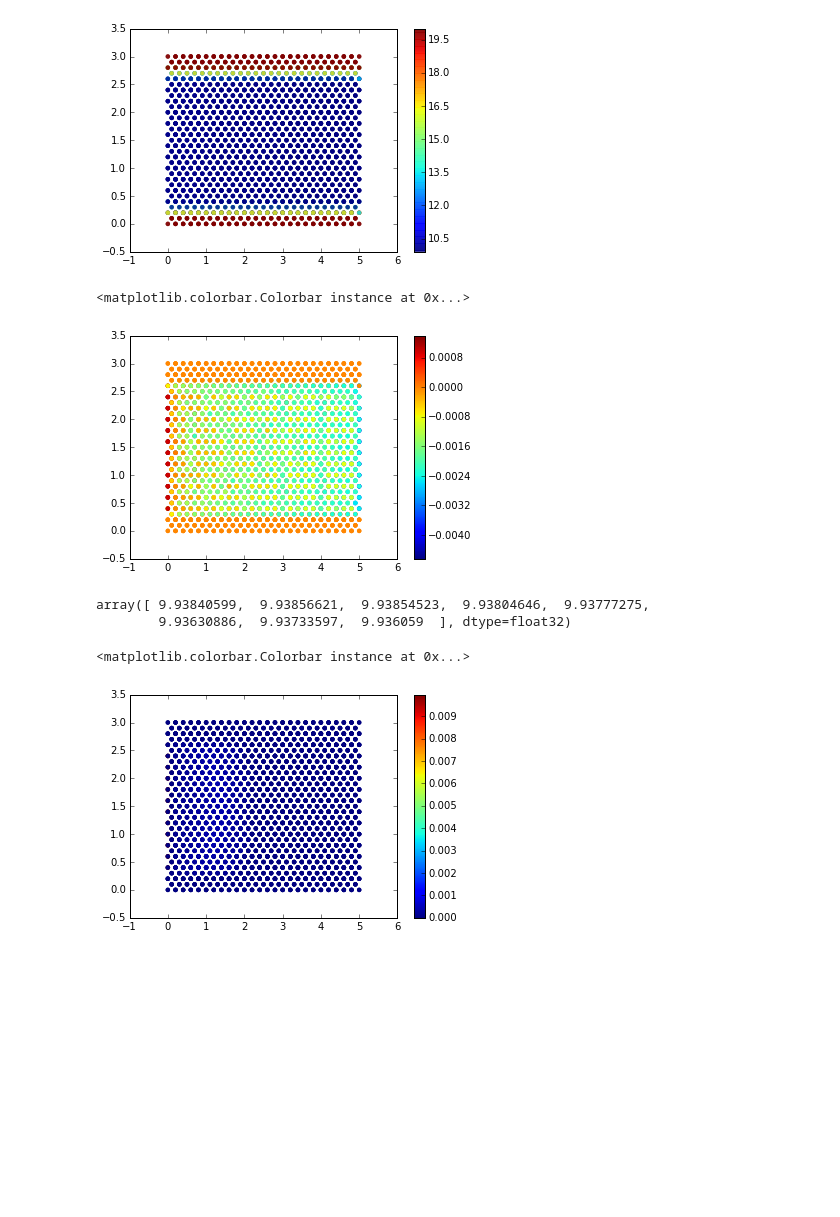
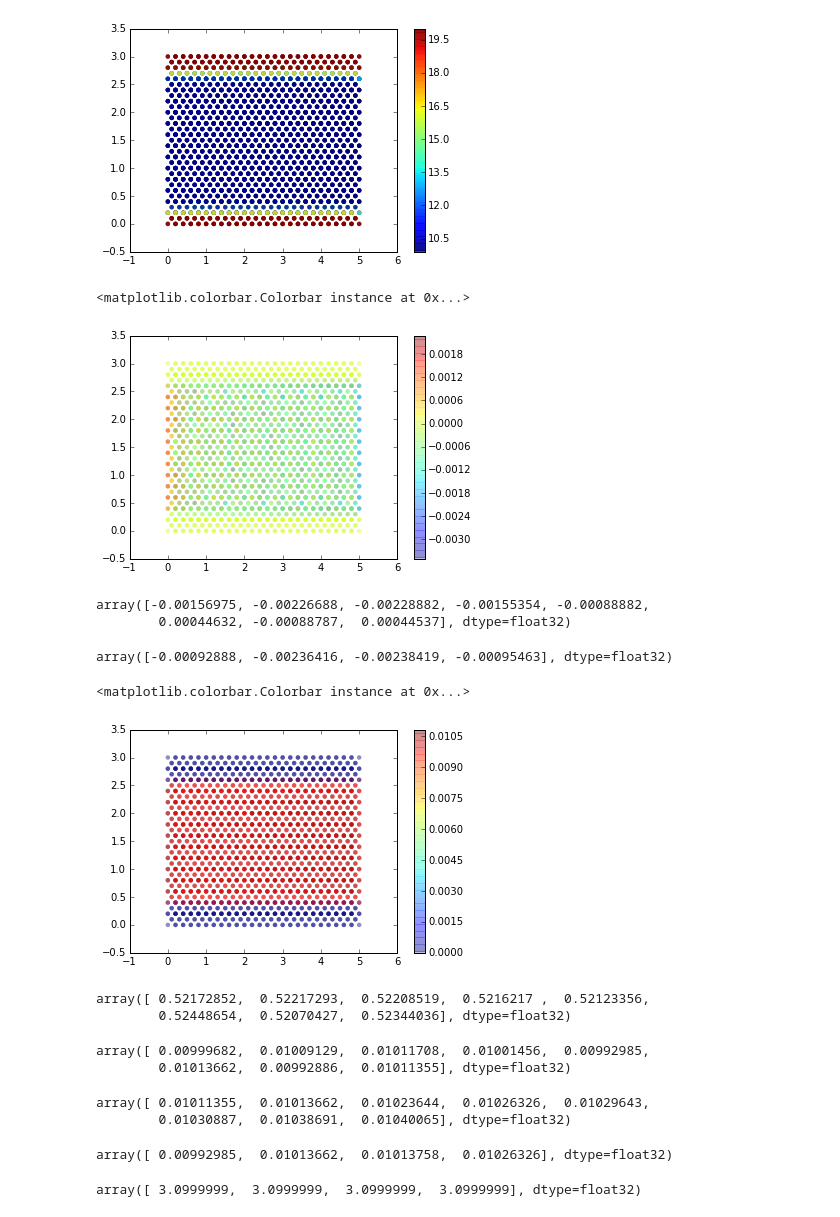
Before and after one commit to GeoscienceAustralia/anuga_core, a Jupyter notebook: examples/sed_transport/read_sww.ipynb, the cells around one changed output. Saved outputs shown, nothing was run; the diff lists cells and outputs as text; code cells hidden in the pictures; blank space fills up the shorter version.

```diff
--- a/examples/sed_transport/read_sww.ipynb
+++ b/examples/sed_transport/read_sww.ipynb
@@ -28,20 +28,28 @@ plt.colorbar()
 <matplotlib.colorbar.Colorbar instance at 0x...>
 [figure]
 # %%
-plt.scatter(p.x, p.y, c = p.elev[-1] - p.elev[0], edgecolors='none')
+plt.scatter(p.x, p.y, c = p.elev[-1] - p.elev[0], edgecolors='none', alpha = 0.25)
 plt.colorbar()
 # %% [output]
 <matplotlib.colorbar.Colorbar instance at 0x...>
-[figure, old version]
+[figure, new version]
 # %%
 inds = np.intersect1d(np.where(p.x == 3.0)[0], np.where(p.y == 1.)[0])
 
-p.elev[-1][inds]
+p.elev[-1][inds] - p.elev[0][inds]
 
 # p.y[np.where(p.x == 4.0)[0]]
 # %% [output]
-array([ 9.93840599,  9.93856621,  9.93854523,  9.93804646,  9.93777275,
-        9.93630886,  9.93733597,  9.936059  ], dtype=float32)
+array([-0.00156975, -0.00226688, -0.00228882, -0.00155354, -0.00088882,
+        0.00044632, -0.00088787,  0.00044537], dtype=float32)
+# %%
+inds = np.intersect1d(np.where(p.x == 5.0)[0], np.where(p.y == 1.)[0])
+
+p.elev[-1][inds] - p.elev[0][inds]
+
+# p.y[np.where(p.x == 4.0)[0]]
+# %% [output]
+array([-0.00092888, -0.00236416, -0.00238419, -0.00095463], dtype=float32)
 # %%
 from anuga.file.netcdf import NetCDFFile
 
@@ -55,8 +63,38 @@ if(fid.variables.has_key('concentration')):
 
 fid.close()
 # %%
-plt.scatter(p.x, p.y, c = conc[5], edgecolors = 'none')
+plt.scatter(p.x, p.y, c = conc[-1], edgecolors = 'none', alpha = 0.25)
 plt.colorbar()
 # %% [output]
 <matplotlib.colorbar.Colorbar instance at 0x...>
-[figure, old version]
+[figure, new version]
+# %%
+inds = np.intersect1d(np.where(p.x == 3.0)[0], np.where(p.y == 1.)[0])
+
+d = p.stage[-1][inds] - p.elev[-1][inds]
+
+d
+# %% [output]
+array([ 0.52172852,  0.52217293,  0.52208519,  0.5216217 ,  0.52123356,
+        0.52448654,  0.52070427,  0.52344036], dtype=float32)
+# %%
+conc[-1][inds]
+# %% [output]
+array([ 0.00999682,  0.01009129,  0.01011708,  0.01001456,  0.00992985,
+        0.01013662,  0.00992886,  0.01011355], dtype=float32)
+# %%
+inds = np.intersect1d(np.where(p.x == 3.2)[0], np.where(p.y == 1.)[0])
+np.sort(conc[-1][inds])
+# %% [output]
+array([ 0.01011355,  0.01013662,  0.01023644,  0.01026326,  0.01029643,
+        0.01030887,  0.01038691,  0.01040065], dtype=float32)
+# %%
+inds = np.intersect1d(np.where(p.x == 3.1)[0], np.where(p.y == 0.9)[0])
+np.sort(conc[-1][inds])
+# %% [output]
+array([ 0.00992985,  0.01013662,  0.01013758,  0.01026326], dtype=float32)
+# %%
+inds = np.intersect1d(np.where(p.x == 3.1)[0], np.where(p.y == 1.1)[0])
+p.x[inds]
+# %% [output]
+array([ 3.0999999,  3.0999999,  3.0999999,  3.0999999], dtype=float32)
```
Also changed, not shown: parts of 2 cells of this notebook, 3 other files.
